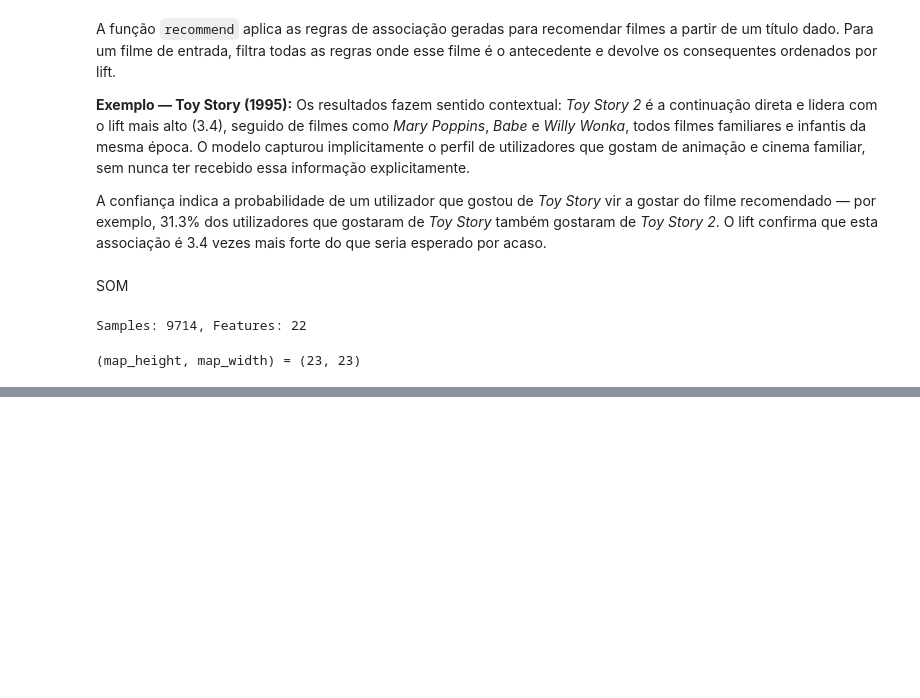
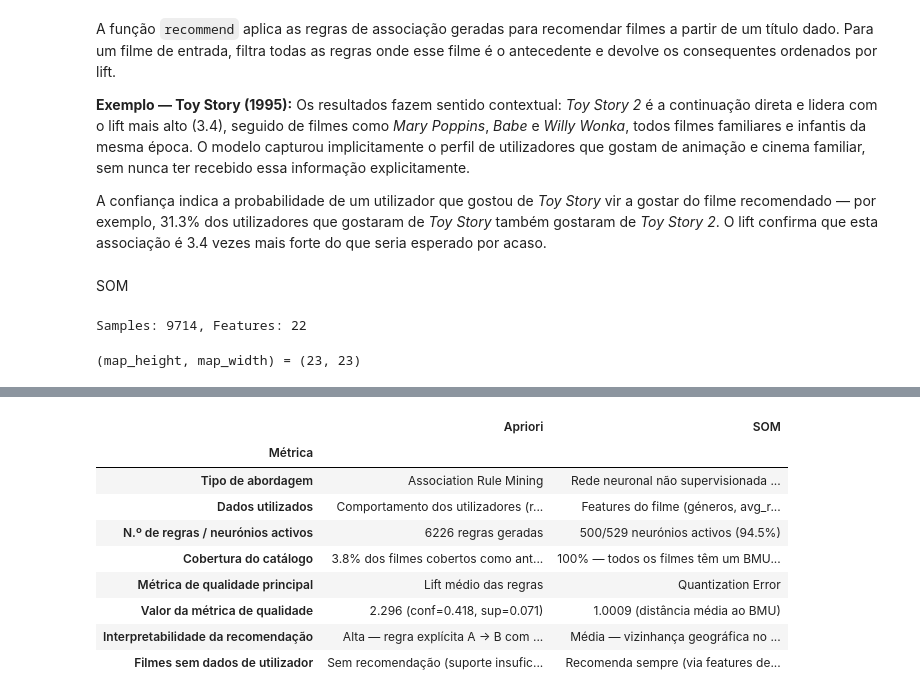
Before and after one commit to rafaelaferr04/ml-latest-small, a Jupyter notebook: ml-latest-small/Notebook_MovieLens.ipynb, the cells around one changed output, grey strips where cells are left out. Drawn from its saved outputs; the diff is of its cells as text; code cells hidden in the pictures; blank space fills up the shorter version.

```diff
--- a/ml-latest-small/Notebook_MovieLens.ipynb
+++ b/ml-latest-small/Notebook_MovieLens.ipynb
@@ -767,7 +767,7 @@ Lift — a grande maioria das regras tem lift entre 1.5 e 3, com poucos casos ac
 Conclusão geral: o modelo gera regras com associações reais e significativas. O support baixo é uma característica do domínio (não um problema), a confidence moderada é realista para dados de filmes, e o lift consistentemente acima de 1 confirma que o algoritmo está a capturar padrões genuínos de comportamento dos utilizadores.
 # %%
 # ── FUNÇÃO DE RECOMENDAÇÃO ────────────────────────────────────
-def recommend(movie_title, rules_df, n=5):
+def apriori_recommend(movie_title, rules_df, n=5):
     # filtra regras onde o filme está como antecedente
     mask = rules_df['antecedents'].apply(lambda x: movie_title in x)
     recs = rules_df[mask].copy()
@@ -780,7 +780,7 @@ def recommend(movie_title, rules_df, n=5):
     return recs[['recommended', 'confidence', 'lift']].head(n).reset_index(drop=True)
 
 # Exemplo
-recommend('Toy Story (1995)', rules)
+apriori_recommend('Toy Story (1995)', rules)
 # %% [output]
 |  | recommended | confidence | lift |
 | 0 | Toy Story 2 (1999) | 0.312925 | 3.403061 |
@@ -892,0 +978,64 @@ ValueError: operands could not be broadcast together with shapes (22,) (23,23,21
+# %%
+# ── MÉTRICAS QUANTITATIVAS DE COMPARAÇÃO ────────────────────────────────────
+
+# --- Apriori ---
+n_rules          = len(rules)
+avg_lift         = rules['lift'].mean()
+avg_conf         = rules['confidence'].mean()
+avg_support      = rules['support'].mean()
+movies_as_ant    = len(set(m for s in rules['antecedents'] for m in s))
+apriori_coverage = movies_as_ant / df_encoded.shape[1] * 100
+
+# --- SOM ---
+qe              = som.quantization_error(features_movies)
+winning_neurons = [som.winner(x) for x in features_movies]
+unique_bmus     = len(set(winning_neurons))
+total_neurons   = map_height * map_width
+som_coverage    = unique_bmus / total_neurons * 100
+
+# --- Tabela ---
+summary = pd.DataFrame({
+    'Métrica': [
+        'Tipo de abordagem',
+        'Dados utilizados',
+        'N.º de regras / neurónios activos',
+        'Cobertura do catálogo',
+        'Métrica de qualidade principal',
+        'Valor da métrica de qualidade',
+        'Interpretabilidade da recomendação',
+        'Filmes sem dados de utilizador',
+    ],
+    'Apriori': [
+        'Association Rule Mining',
+        'Comportamento dos utilizadores (ratings ≥ 4)',
+        f'{n_rules} regras geradas',
+        f'{apriori_coverage:.1f}% dos filmes cobertos como antecedentes',
+        'Lift médio das regras',
+        f'{avg_lift:.3f}  (conf={avg_conf:.3f}, sup={avg_support:.3f})',
+        'Alta — regra explícita A → B com lift e confiança',
+        'Sem recomendação (suporte insuficiente)',
+    ],
+    'SOM': [
+        'Rede neuronal não supervisionada (Kohonen)',
+        'Features do filme (géneros, avg_rating, year, n_ratings)',
+        f'{unique_bmus}/{total_neurons} neurónios activos ({som_coverage:.1f}%)',
+        '100% — todos os filmes têm um BMU atribuído',
+        'Quantization Error',
+        f'{qe:.4f}  (distância média ao BMU)',
+        'Média — vizinhança geográfica no mapa 2D',
+        'Recomenda sempre (via features de conteúdo)',
+    ]
+}).set_index('Métrica')
+
+display(summary)
+# %% [output]
+|  | Apriori | SOM |
+| Métrica |  |  |
+| Tipo de abordagem | Association Rule Mining | Rede neuronal não supervisionada ... |
+| Dados utilizados | Comportamento dos utilizadores (r... | Features do filme (géneros, avg_r... |
+| N.º de regras / neurónios activos | 6226 regras geradas | 500/529 neurónios activos (94.5%) |
+| Cobertura do catálogo | 3.8% dos filmes cobertos como ant... | 100% — todos os filmes têm um BMU... |
+| Métrica de qualidade principal | Lift médio das regras | Quantization Error |
+| Valor da métrica de qualidade | 2.296 (conf=0.418, sup=0.071) | 1.0009 (distância média ao BMU) |
+| Interpretabilidade da recomendação | Alta — regra explícita A → B com ... | Média — vizinhança geográfica no ... |
+| Filmes sem dados de utilizador | Sem recomendação (suporte insufic... | Recomenda sempre (via features de... |
```
Also changed, not shown: parts of 8 cells of this notebook.
